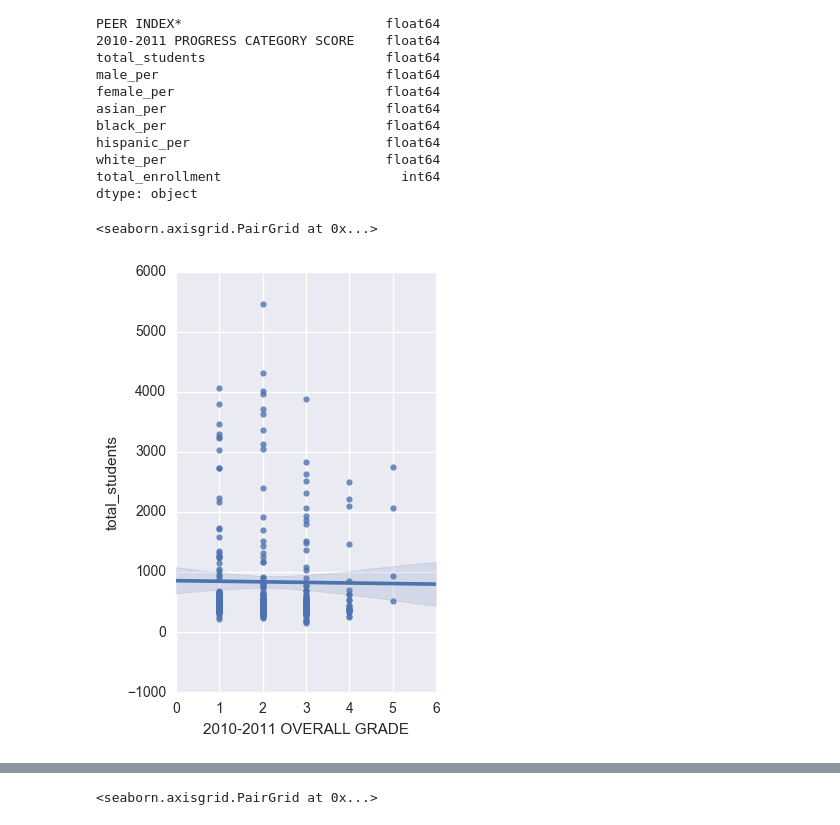
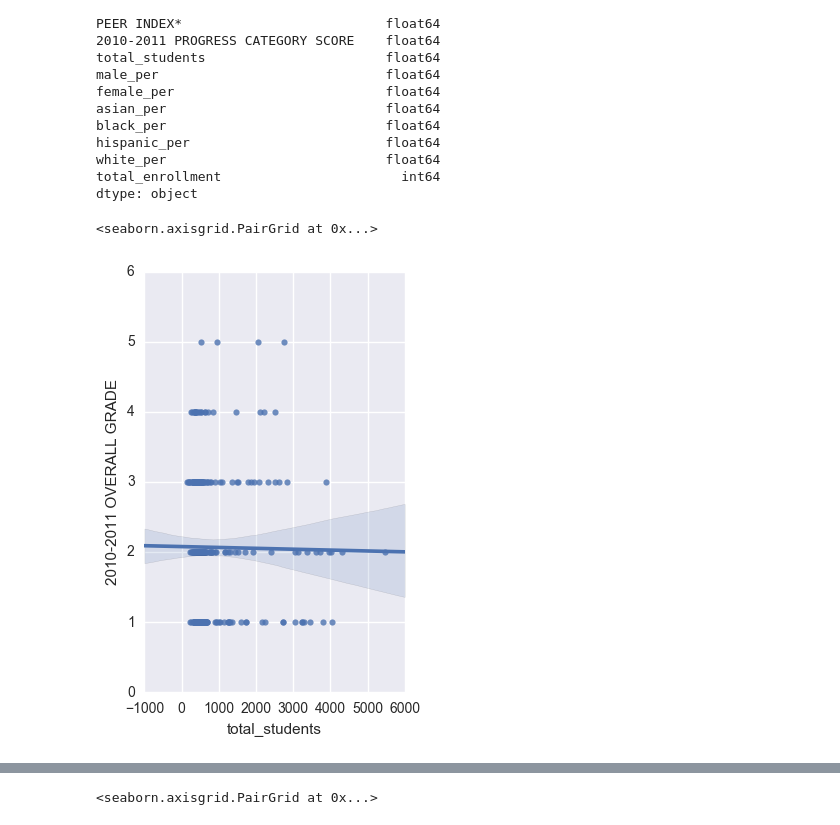
Before and after one commit to ckyko/CSC59970Project, a Jupyter notebook: school and SAT score.ipynb, the cells around one changed output, grey strips where cells are left out. Cells and saved outputs as stored; diff of their text form; code cells hidden in the pictures.

Commit message:
fix pairplot

```diff
--- a/school and SAT score.ipynb
+++ b/school and SAT score.ipynb
@@ -1190,9 +1195,9 @@ white_per                            float64
 total_enrollment                       int64
 dtype: object
 # %%
-sns.pairplot(grade_number, x_vars=question_2_target_cols,
-             y_vars=['total_students'], size=5, aspect=0.7, kind='reg')
+sns.pairplot(grade_number, x_vars=['total_students'],
+             y_vars=question_2_target_cols, size=5, aspect=0.7, kind='reg')
 # %% [output]
 <seaborn.axisgrid.PairGrid at 0x...>
-[figure, old version]
+[figure, new version]
 # %%
```
Also changed, not shown: parts of 13 cells of this notebook.
